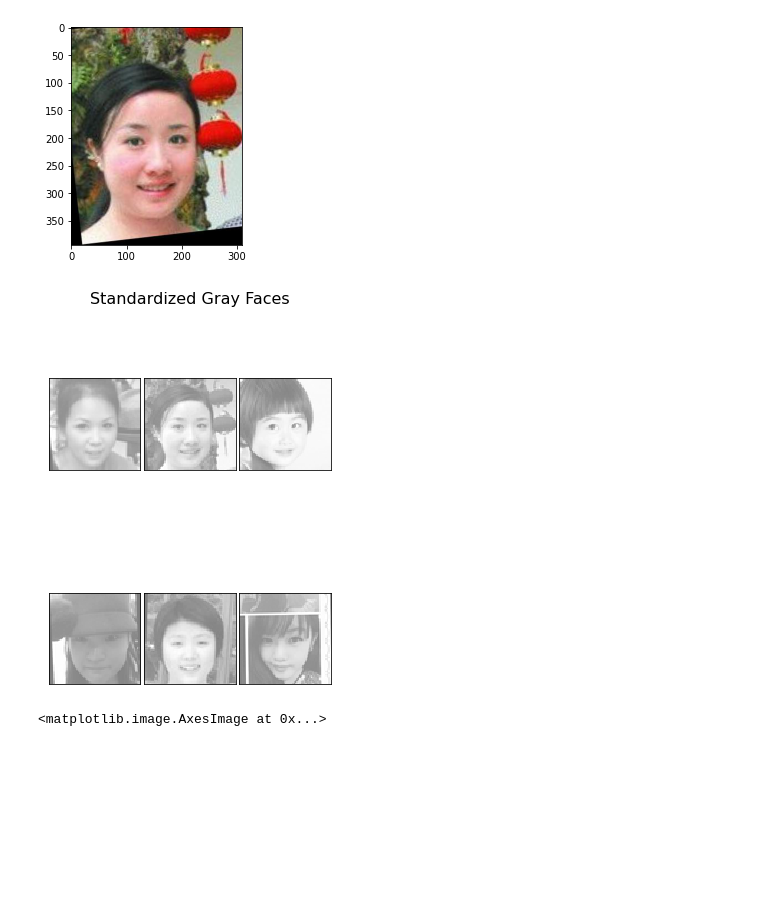
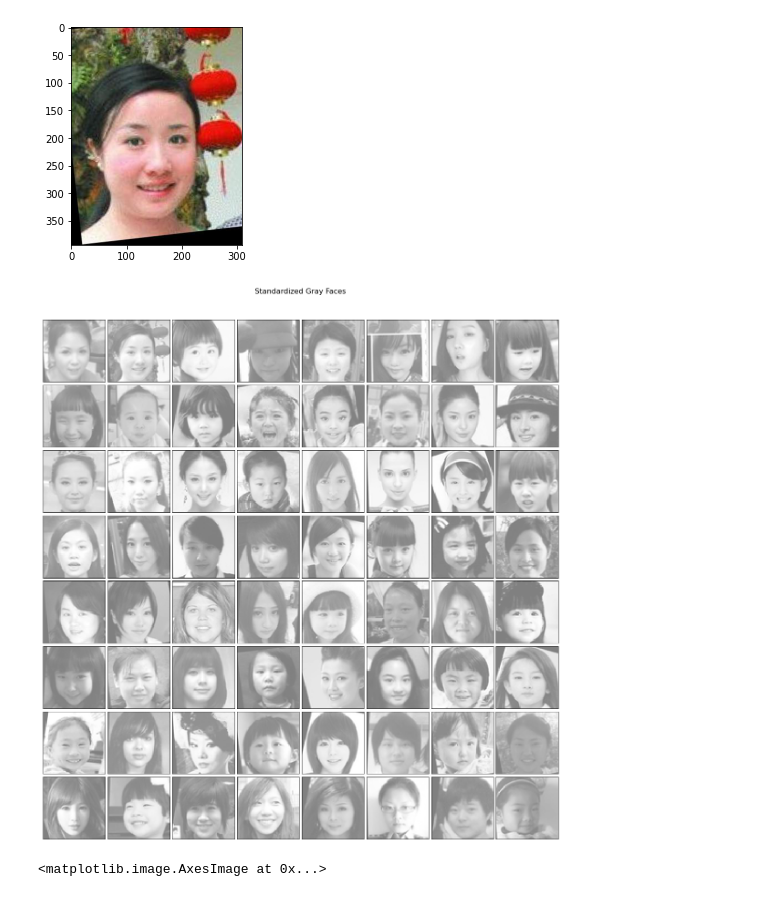
Before and after one commit to 104corp/Face-Recognition, a Jupyter notebook: Colab_NoteBooks/SVM.ipynb, the cells around one changed output. Cells and saved outputs as stored; diff of their text form; code cells hidden in the pictures; blank space fills up the shorter version.

```diff
--- a/Colab_NoteBooks/SVM.ipynb
+++ b/Colab_NoteBooks/SVM.ipynb
@@ -96,9 +96,10 @@ def plotImgFromVector(vec, imgShape):
 standardized_img_data = standardized_img_list(origin_img_data, standardize_image_shape)
 # %%
 plotIndex = 1
-plot_gallery("Standardized Gray Faces", standardized_img_data[plotIndex:plotIndex + 6], n_col = 3, n_row = 2)
+n_col, n_row = 8, 8
+plot_gallery("Standardized Gray Faces", standardized_img_data[plotIndex:plotIndex + n_col * n_row], n_col = n_col, n_row = n_row)
 # %% [output]
-[figure, old version]
+[figure, new version]
 # %%
 im = plotImgFromVector(standardized_img_data[2], 64, 64)
 plt.imshow(im)
```
Also changed, not shown: parts of 14 cells of this notebook.
